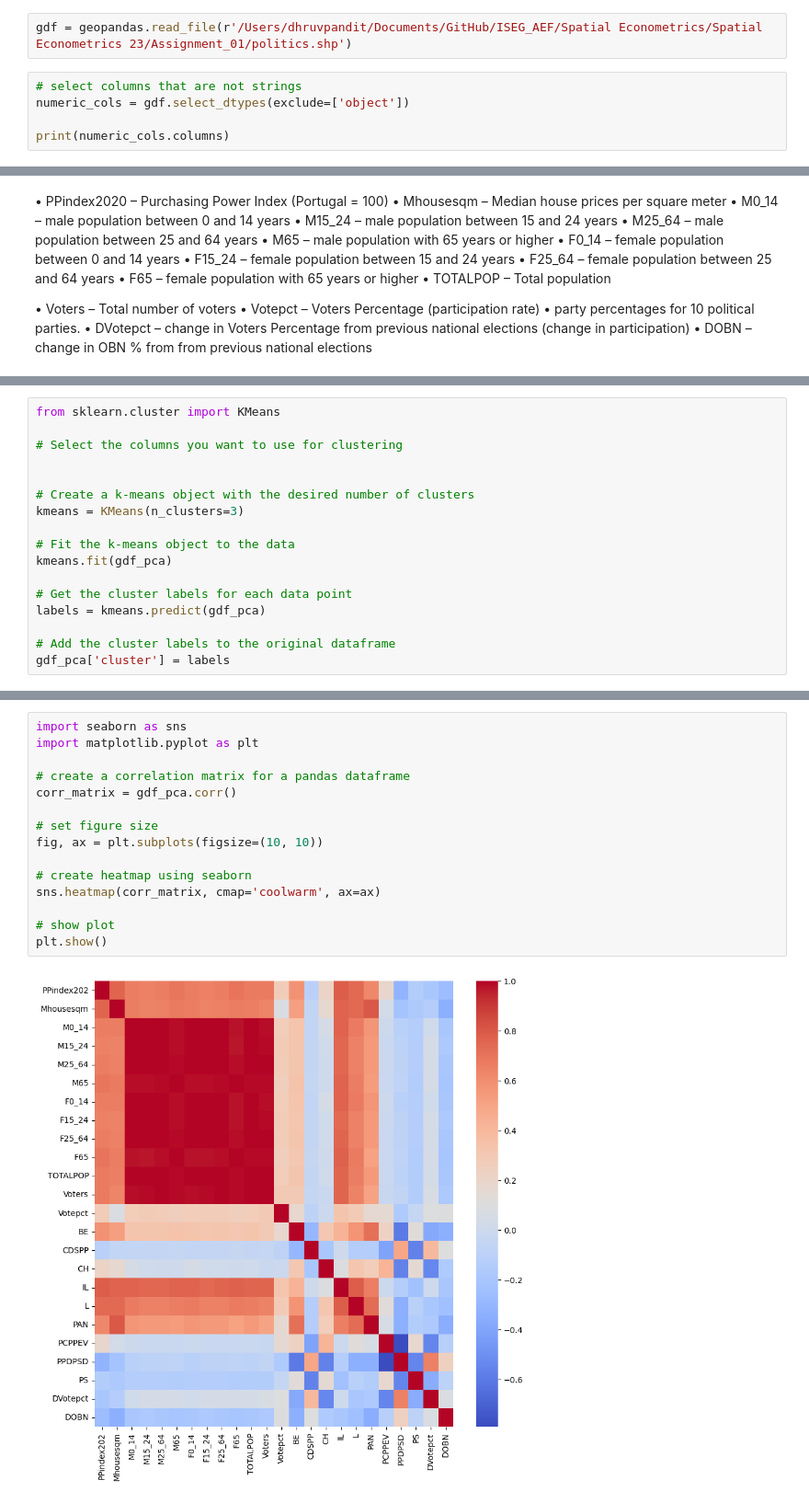
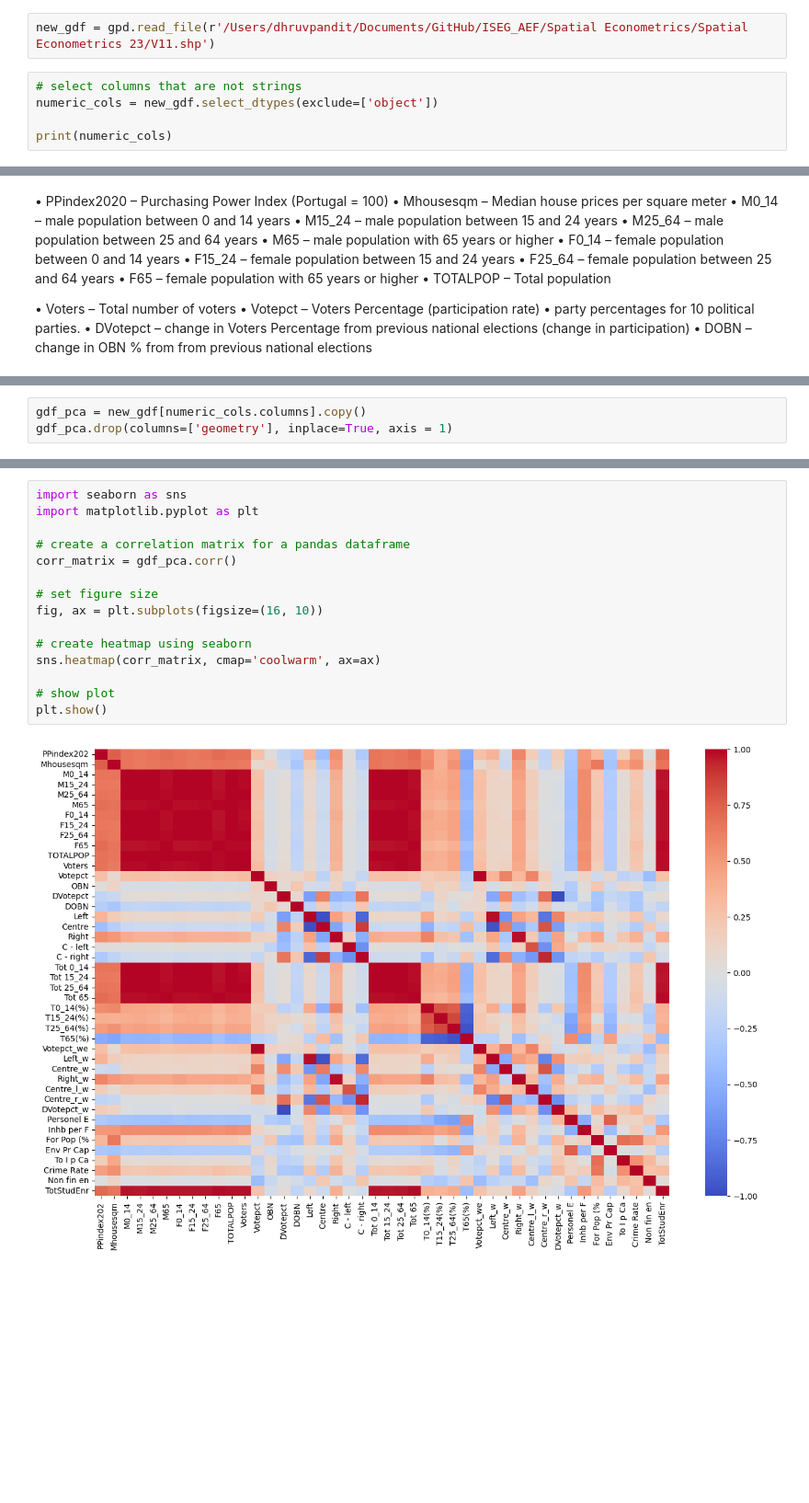
Before and after one commit to dhruv-pandit/ISEG_AEF, a Jupyter notebook: Spatial Econometrics/Spatial Econometrics 23/poli.ipynb, the cells around one changed output, grey strips where cells are left out. Shown at 92% size. Cells and saved outputs as stored; diff of their text form; blank space fills up the shorter version.

```diff
--- a/Spatial Econometrics/Spatial Econometrics 23/poli.ipynb
+++ b/Spatial Econometrics/Spatial Econometrics 23/poli.ipynb
@@ -10,8 +17,8 @@ from shapely.geometry import Polygon
 # %%
-gdf = geopandas.read_file(r'/Users/dhruvpandit/Documents/GitHub/ISEG_AEF/Spatial Econometrics/Spatial Econometrics 23/Assignment_01/politics.shp')
+new_gdf = gpd.read_file(r'/Users/dhruvpandit/Documents/GitHub/ISEG_AEF/Spatial Econometrics/Spatial Econometrics 23/V11.shp')
 # %%
 # select columns that are not strings
-numeric_cols = gdf.select_dtypes(exclude=['object'])
+numeric_cols = new_gdf.select_dtypes(exclude=['object'])
 
-print(numeric_cols.columns)
+print(numeric_cols)
 # %% [output]
@@ -52,2 +65,5 @@ plt.show()
+# %%
+gdf_pca = new_gdf[numeric_cols.columns].copy()
+gdf_pca.drop(columns=['geometry'], inplace=True, axis = 1)
 # %%
 gdf_pca.fillna(0, inplace = True)
@@ -155,17 +178,0 @@ plt.show()
-# %%
-from sklearn.cluster import KMeans
-
-# Select the columns you want to use for clustering
-
-
-# Create a k-means object with the desired number of clusters
-kmeans = KMeans(n_clusters=3)
-
-# Fit the k-means object to the data
-kmeans.fit(gdf_pca)
-
-# Get the cluster labels for each data point
-labels = kmeans.predict(gdf_pca)
-
-# Add the cluster labels to the original dataframe
-gdf_pca['cluster'] = labels
@@ -196,17 +179,17 @@ gdf.plot('Mhousesqm', legend = True)
 # %%
 import seaborn as sns
 import matplotlib.pyplot as plt
 
 # create a correlation matrix for a pandas dataframe
 corr_matrix = gdf_pca.corr()
 
 # set figure size
-fig, ax = plt.subplots(figsize=(10, 10))
+fig, ax = plt.subplots(figsize=(16, 10))
 
 # create heatmap using seaborn
 sns.heatmap(corr_matrix, cmap='coolwarm', ax=ax)
 
 # show plot
 plt.show()
 # %% [output]
-[figure, old version]
+[figure, new version]
```
Also changed, not shown: parts of 29 cells of this notebook, 18 other files.
